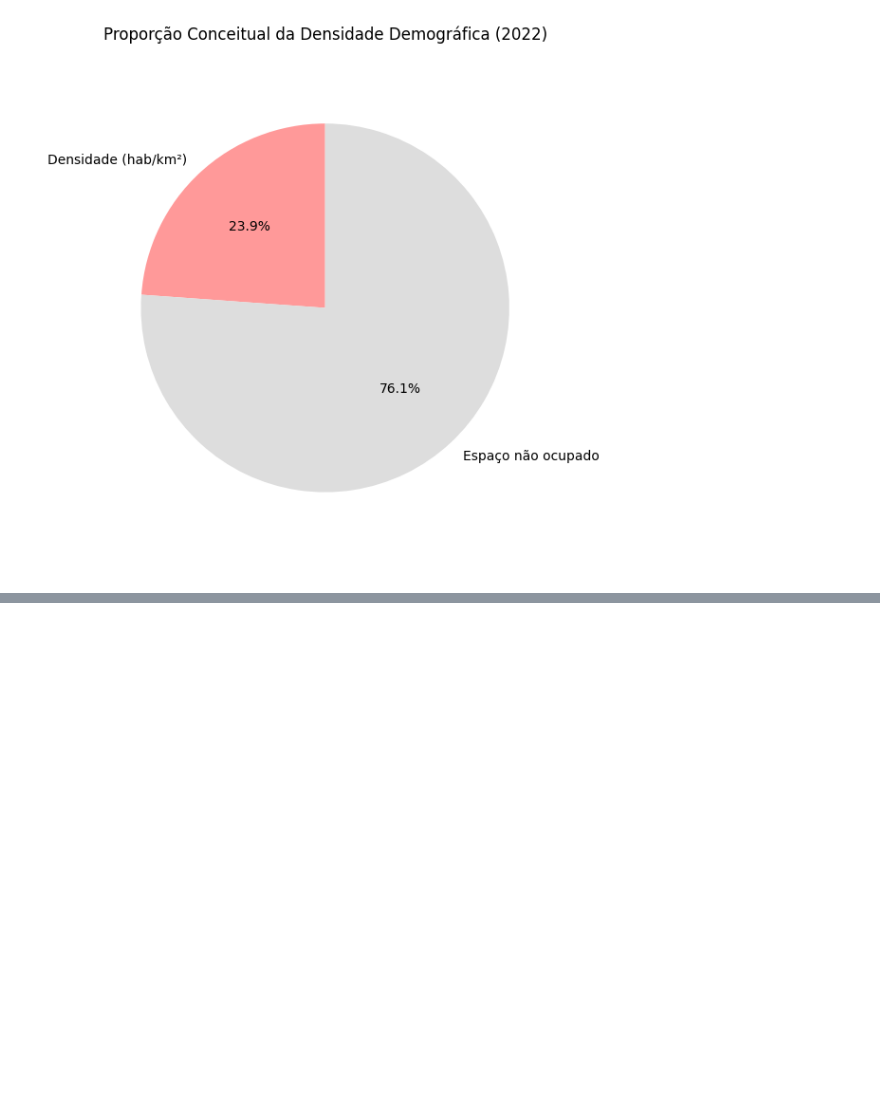
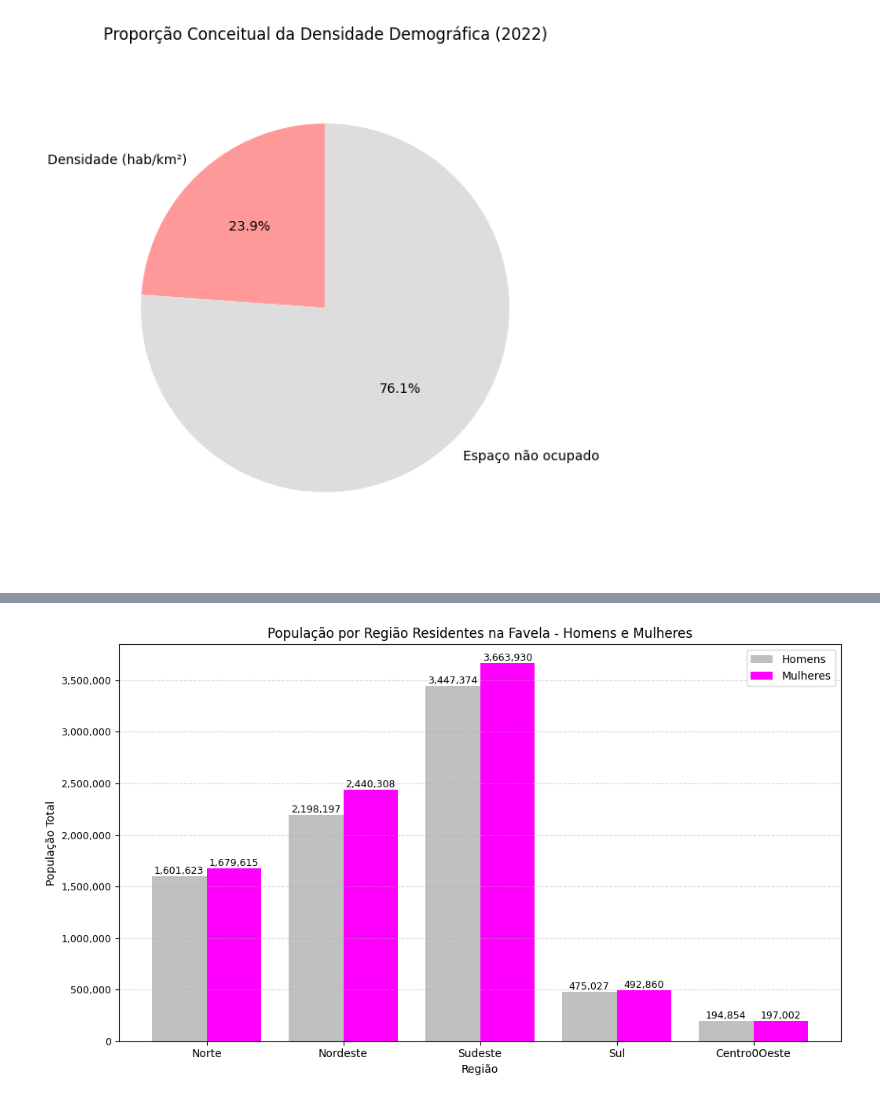
Before and after one commit to brunoricardodados/estudo-censo-2022, a Jupyter notebook: estudo_censo2022.ipynb, the cells around one changed output, grey strips where cells are left out. Saved outputs shown, nothing was run; the diff lists cells and outputs as text; code cells hidden in the pictures; blank space fills up the shorter version.

```diff
--- a/estudo_censo2022.ipynb
+++ b/estudo_censo2022.ipynb
@@ -648,0 +721,9 @@ plt.show()
+# %%
+# Leitura do arquivo Excel
+df = pd.read_excel('/content/tabela9884.xlsx')
+
+# Exibe todas as colunas
+pd.set_option('display.max_columns', None)
+
+# Exibe as primeiras 20 linhas
+df.head(20)
@@ -648,0 +748,49 @@ plt.show()
+# %%
+import matplotlib.pyplot as plt
+import numpy as np
+
+# Remove a primeira linha com rótulos duplicados
+df = df.iloc[1:]
+
+# Filtra apenas as linhas com 'Total' na pirâmide etária
+df_total = df[df['Pirêmide Etária'] == 'Total'].copy()
+
+# Converte as colunas de texto para números (sem warning)
+df_total.loc[:, 'Homens'] = pd.to_numeric(df_total['Homens'], errors='coerce')
+df_total.loc[:, 'Mulheres'] = pd.to_numeric(df_total['Mulheres'], errors='coerce')
+
+# Dados para o gráfico
+regioes = df_total['Regiao']
+homens = df_total['Homens']
+mulheres = df_total['Mulheres']
+x = np.arange(len(regioes))
+
+# Criação do gráfico
+largura = 0.4
+plt.figure(figsize=(10, 6))
+bars1 = plt.bar(x - largura/2, homens, width=largura, label='Homens', color='#C0C0C0')
+bars2 = plt.bar(x + largura/2, mulheres, width=largura, label='Mulheres', color='#FF00FF')
+
+# Rótulos numéricos acima das barras
+for bar in bars1:
+    plt.text(bar.get_x() + bar.get_width()/2, bar.get_height(), f'{int(bar.get_height()):,}',
+             ha='center', va='bottom', fontsize=9)
+
+for bar in bars2:
+    plt.text(bar.get_x() + bar.get_width()/2, bar.get_height(), f'{int(bar.get_height()):,}',
+             ha='center', va='bottom', fontsize=9)
+
+# Estética do gráfico
+plt.xticks(x, regioes)
+plt.xlabel('Região')
+plt.ylabel('População Total')
+plt.title('População por Região Residentes na Favela - Homens e Mulheres')
+plt.legend()
+plt.tight_layout()
+plt.grid(axis='y', linestyle='--', alpha=0.5)
+plt.tick_params(axis='y', labelsize=9)
+plt.gca().get_yaxis().set_major_formatter(plt.FuncFormatter(lambda x, _: f'{int(x):,}'))
+
+plt.show()
+# %% [output]
+[figure, added]
```
Also changed, not shown: parts of 14 cells of this notebook.
